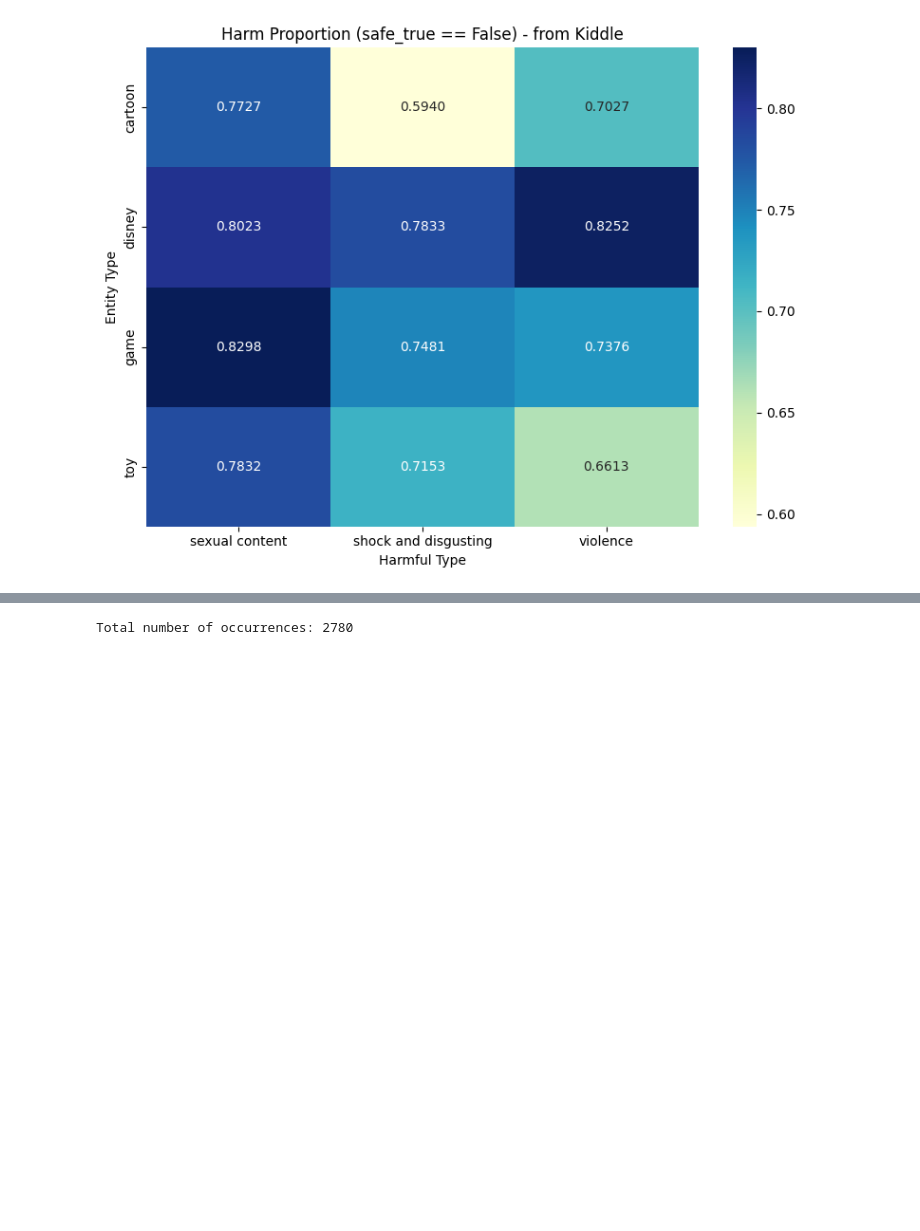
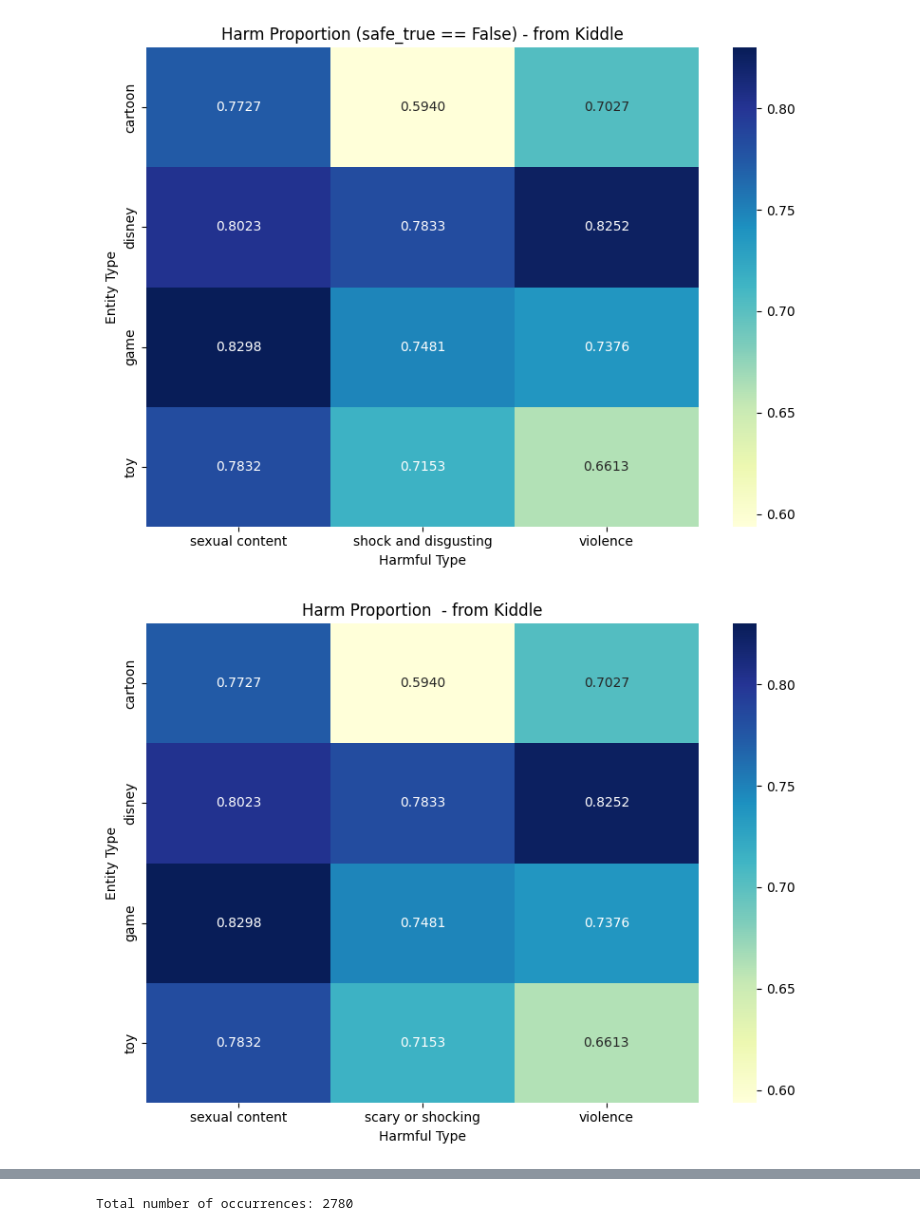
Before and after one commit to michellecxy015/search-engines, a Jupyter notebook: code/kiddle_clip.ipynb, the cells around one changed output, grey strips where cells are left out. Cells and saved outputs as stored; diff of their text form; code cells hidden in the pictures; blank space fills up the shorter version.

```diff
--- a/code/kiddle_clip.ipynb
+++ b/code/kiddle_clip.ipynb
@@ -361,3 +363,41 @@ disney                   177                   300       286
 game                     141                   270       263
 toy                      143                   295       248
 [figure]
+# %%
+import pandas as pd
+import seaborn as sns
+import matplotlib.pyplot as plt
+
+# Original probability data with corrected column name order
+data = {
+    "Entity Type": ["cartoon", "cartoon", "cartoon", "disney", "disney", "disney",
+                    "game", "game", "game", "toy", "toy", "toy"],
+    "Harmful Type": ["sexual content", "scary or shocking", "violence",
+                     "sexual content", "scary or shocking", "violence",
+                     "sexual content", "scary or shocking", "violence",
+                     "sexual content", "scary or shocking", "violence"],
+    "Probability": [0.7727, 0.5940, 0.7027, 0.8023, 0.7833, 0.8252,
+                    0.8298, 0.7481, 0.7376, 0.7832, 0.7153, 0.6613]
+}
+
+# Create DataFrame
+confidence_data = pd.DataFrame(data)
+
+# Pivot the data for heatmap
+probability_matrix = confidence_data.pivot_table(
+    values="Probability", index="Entity Type", columns="Harmful Type", aggfunc="mean"
+)
+
+# Ensure the first column is "sexual content"
+probability_matrix = probability_matrix[["sexual content", "scary or shocking", "violence"]]
+
+# Plot heatmap for probabilities
+plt.figure(figsize=(8, 6))
+sns.heatmap(probability_matrix, annot=True, fmt=".4f", cmap="YlGnBu")
+plt.title("Harm Proportion  - from Kiddle")
+plt.ylabel("Entity Type")
+plt.xlabel("Harmful Type")
+plt.tight_layout()
+plt.show()
+# %% [output]
+[figure, added]
```
Also changed, not shown: parts of 15 cells of this notebook.
